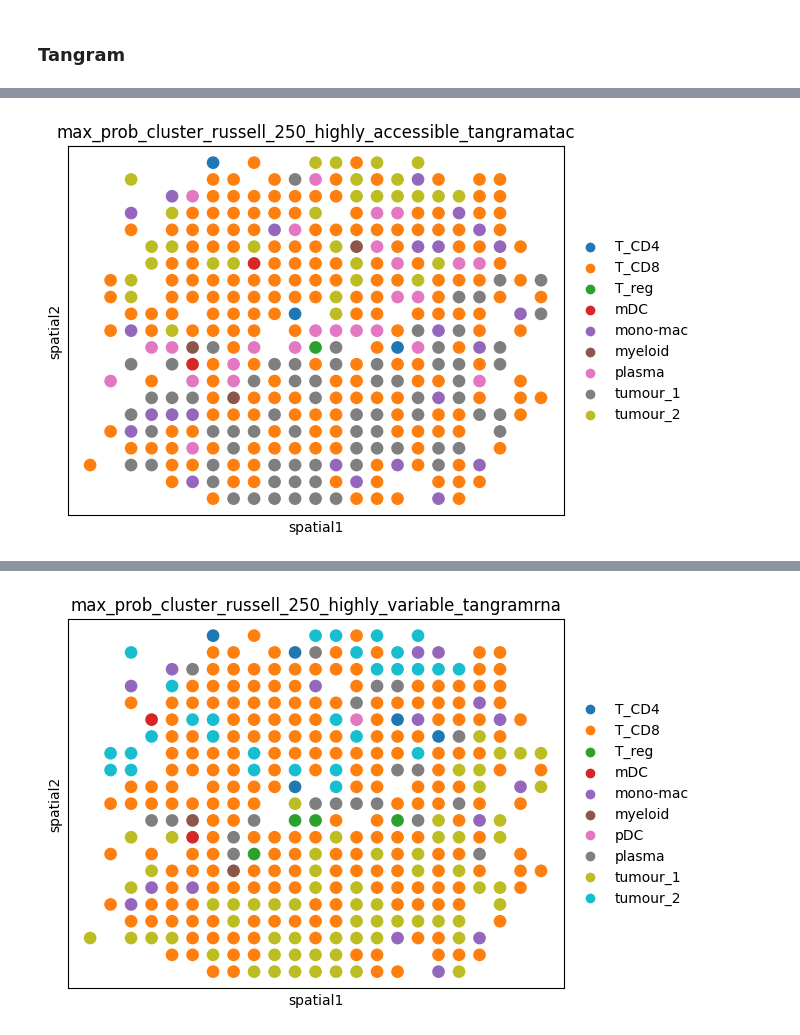
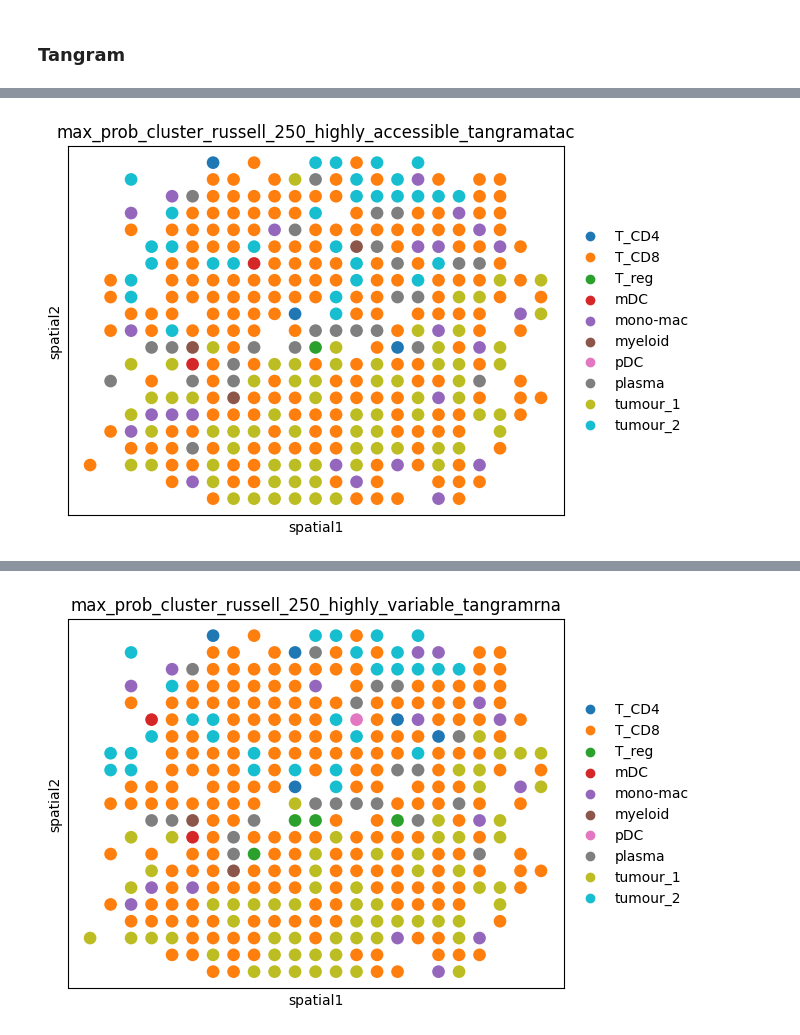
Before and after one commit to theislab/deconvATAC, a Jupyter notebook: notebooks/results/russell.ipynb, the cells around one changed output, grey strips where cells are left out. Drawn from its saved outputs; the diff is of its cells as text; code cells hidden in the pictures.

```diff
--- a/notebooks/results/russell.ipynb
+++ b/notebooks/results/russell.ipynb
@@ -78,0 +101,5 @@ WARNING: saving figure to file figures/spatial.pdf
+# %%
+
+russell.mod["atac"].obs['ground truth'] = pd.Categorical(russell.mod["atac"].obs['ground truth'], categories=russell_sc.mod["atac"].obs.cell_type.cat.categories)
+# %%
+russell.mod["atac"].uns["cell_type_colors"] = russell_sc.mod["atac"].uns["cell_type_colors"].copy()
@@ -90,11 +122,12 @@ for result in results:
     curr = result.split("/")[-2]
     mod = result.split("/")[-3]
     dt.index = russell.obs.index
+
     russell.obsm[curr] = dt
     # Caculate the most probable cluster assignment
     max_prob_cluster = np.argmax(russell.obsm[curr], axis=1)
     # Get the column names
     cluster_id = dt.columns.to_numpy()
     russell.mod["atac"].obs['max_prob_cluster_' + curr + mod] = cluster_id[max_prob_cluster]
-    russell.mod["atac"].obs['max_prob_cluster_' + curr + mod] = russell.mod["atac"].obs['max_prob_cluster_'+ curr + mod].astype('category')
-    sc.pl.embedding(russell.mod["atac"], basis = "spatial", color = "max_prob_cluster_"+ curr + mod, save = curr+mod)
+    russell.mod["atac"].obs['max_prob_cluster_' + curr + mod] = pd.Categorical(russell.mod["atac"].obs['max_prob_cluster_'+ curr + mod], categories=russell_sc.mod["atac"].obs.cell_type.cat.categories)
+    sc.pl.embedding(russell.mod["atac"], basis = "spatial", color = "max_prob_cluster_"+ curr + mod)
@@ -118,5 +155,8 @@ for result in results:
     # Get the column names
     cluster_id = dt.columns.to_numpy()
     russell.mod["atac"].obs['max_prob_cluster_' + curr + mod] = cluster_id[max_prob_cluster]
-    russell.mod["atac"].obs['max_prob_cluster_' + curr + mod] = russell.mod["atac"].obs['max_prob_cluster_'+ curr + mod].astype('category')
-    sc.pl.embedding(russell.mod["atac"], basis = "spatial", color = "max_prob_cluster_"+ curr + mod, save = curr+mod)
+    russell.mod["atac"].obs["max_prob_cluster_" + curr + mod] = pd.Categorical(
+        russell.mod["atac"].obs["max_prob_cluster_" + curr + mod],
+        categories=russell_sc.mod["atac"].obs.cell_type.cat.categories,
+    )
+    sc.pl.embedding(russell.mod["atac"], basis = "spatial", color = "max_prob_cluster_"+ curr + mod)
@@ -140,8 +193,11 @@ for result in results:
     # Get the column names
     cluster_id = dt.columns.to_numpy()
     russell.mod["atac"].obs['max_prob_cluster_' + curr + mod] = cluster_id[max_prob_cluster]
-    russell.mod["atac"].obs['max_prob_cluster_' + curr + mod] = russell.mod["atac"].obs['max_prob_cluster_'+ curr + mod].astype('category')
-    sc.pl.embedding(russell.mod["atac"], basis = "spatial", color = "max_prob_cluster_"+ curr + mod, save = curr+mod)
+    russell.mod["atac"].obs['max_prob_cluster_' + curr + mod] = pd.Categorical(
+        russell.mod["atac"].obs["max_prob_cluster_" + curr + mod],
+        categories=russell_sc.mod["atac"].obs.cell_type.cat.categories,
+    )
+    sc.pl.embedding(russell.mod["atac"], basis = "spatial", color = "max_prob_cluster_"+ curr + mod)
 # %% [output]
 Index(['T_reg', 'mono-mac', 'T_CD8', 'tumour_2', 'tumour_1', 'T_CD4', 'plasma',
        'pDC', 'mDC', 'myeloid'],
@@ -150,4 +205,4 @@ WARNING: saving figure to file figures/spatialrussell_250_highly_accessible_tang
-[figure, old version]
+[figure, new version]
 Index(['T_reg', 'mono-mac', 'T_CD8', 'tumour_2', 'tumour_1', 'T_CD4', 'plasma',
        'pDC', 'mDC', 'myeloid'],
       dtype='object')
```
Also changed, not shown: parts of 13 cells of this notebook.
